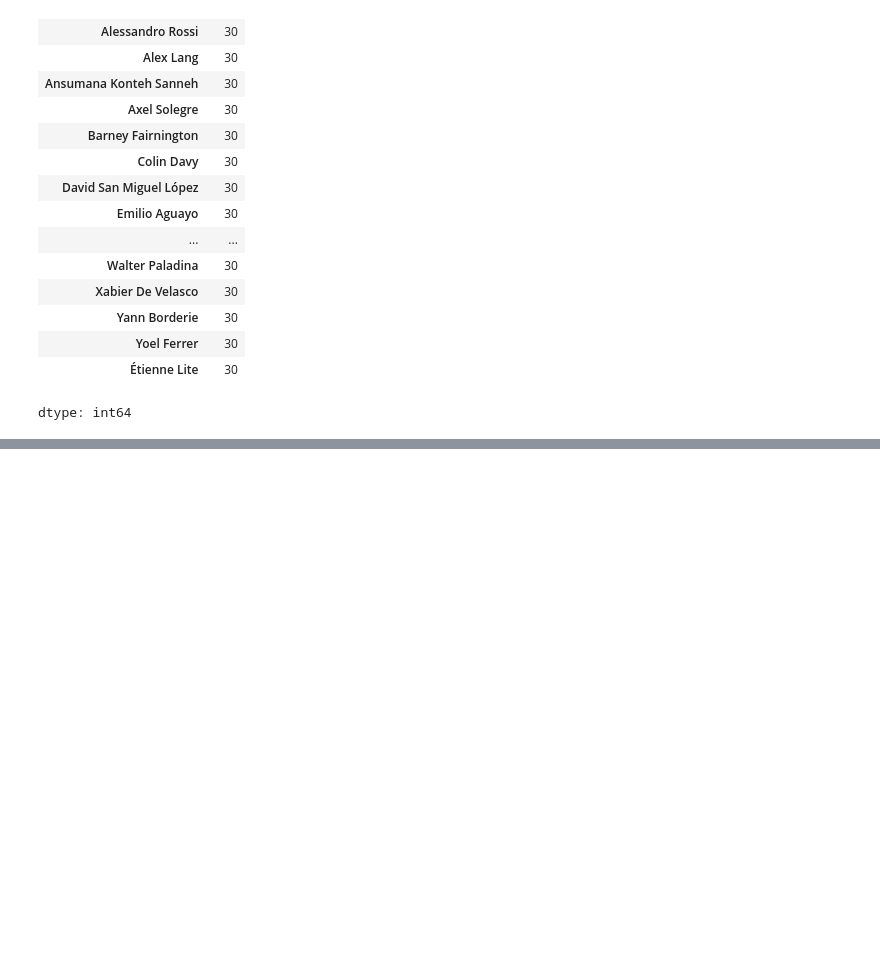
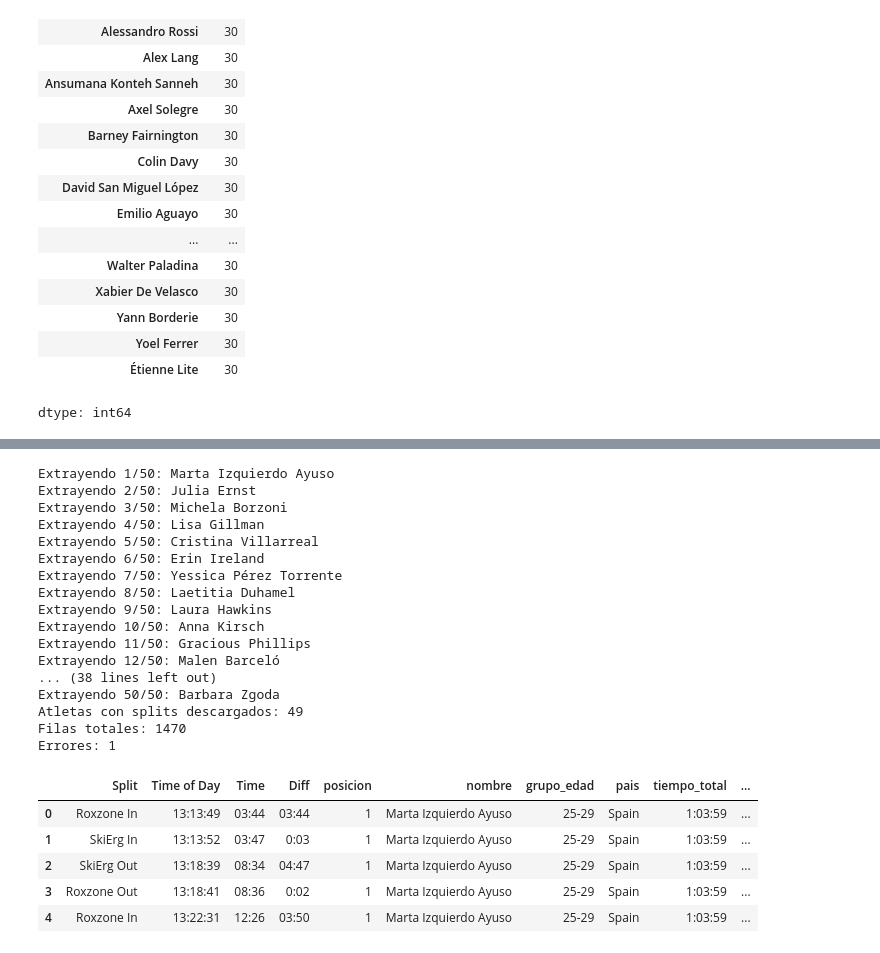
Before and after one commit to JaimeTS/hyrox-analysis, a Jupyter notebook: notebooks/01_scraping_hyrox.ipynb, the cells around one changed output, grey strips where cells are left out. Drawn from its saved outputs; the diff is of its cells as text; code cells hidden in the pictures; blank space fills up the shorter version.

```diff
--- a/notebooks/01_scraping_hyrox.ipynb
+++ b/notebooks/01_scraping_hyrox.ipynb
@@ -879,0 +1020,12 @@ df_splits_todos.to_csv("barcelona2026_hyrox_men_splits.csv", index=False)
+# %%
+# Descarga del ranking femenino
+
+df_categoria_women = descargar_categoria_completa(
+    ranking_url=ranking_url_women,
+    total_atletas=total_atletas_women,
+    pausa=0.5
+)
+
+print("Participantes extraídas:", len(df_categoria_women))
+
+df_categoria_women.head()
@@ -879,0 +1122,62 @@ df_splits_todos.to_csv("barcelona2026_hyrox_men_splits.csv", index=False)
+# %%
+# Prueba ampliada con 50 atletas femeninas
+
+dfs_splits_women_50 = []
+errores_splits_women_50 = []
+
+for i in range(50):
+    fila = df_categoria_women.iloc[i]
+
+    try:
+        print(f"Extrayendo {i+1}/50: {fila['nombre']}")
+
+        df_temp = extraer_splits_atleta(fila)
+        dfs_splits_women_50.append(df_temp)
+
+        time.sleep(0.5)
+
+    except Exception as e:
+        print(f"Error en {fila['nombre']}: {e}")
+
+        errores_splits_women_50.append({
+            "indice": i,
+            "posicion": fila["posicion"],
+            "nombre": fila["nombre"],
+            "analyze_url": fila["analyze_url"],
+            "error": str(e)
+        })
+
+df_splits_women_50 = pd.concat(
+    dfs_splits_women_50,
+    ignore_index=True
+)
+
+print("Atletas con splits descargados:", df_splits_women_50["nombre"].nunique())
+print("Filas totales:", len(df_splits_women_50))
+print("Errores:", len(errores_splits_women_50))
+
+df_splits_women_50.head()
+# %% [output]
+Extrayendo 1/50: Marta Izquierdo Ayuso
+Extrayendo 2/50: Julia Ernst
+Extrayendo 3/50: Michela Borzoni
+Extrayendo 4/50: Lisa Gillman
+Extrayendo 5/50: Cristina Villarreal
+Extrayendo 6/50: Erin Ireland
+Extrayendo 7/50: Yessica Pérez Torrente
+Extrayendo 8/50: Laetitia Duhamel
+Extrayendo 9/50: Laura Hawkins
+Extrayendo 10/50: Anna Kirsch
+Extrayendo 11/50: Gracious Phillips
+Extrayendo 12/50: Malen Barceló
+... (38 lines left out)
+Extrayendo 50/50: Barbara Zgoda
+Atletas con splits descargados: 49
+Filas totales: 1470
+Errores: 1
+|  | Split | Time of Day | Time | Diff | posicion | nombre | grupo_edad | pais | tiempo_total | ... |
+| 0 | Roxzone In | 13:13:49 | 03:44 | 03:44 | 1 | Marta Izquierdo Ayuso | 25-29 | Spain | 1:03:59 | ... |
+| 1 | SkiErg In | 13:13:52 | 03:47 | 0:03 | 1 | Marta Izquierdo Ayuso | 25-29 | Spain | 1:03:59 | ... |
+| 2 | SkiErg Out | 13:18:39 | 08:34 | 04:47 | 1 | Marta Izquierdo Ayuso | 25-29 | Spain | 1:03:59 | ... |
+| 3 | Roxzone Out | 13:18:41 | 08:36 | 0:02 | 1 | Marta Izquierdo Ayuso | 25-29 | Spain | 1:03:59 | ... |
+| 4 | Roxzone In | 13:22:31 | 12:26 | 03:50 | 1 | Marta Izquierdo Ayuso | 25-29 | Spain | 1:03:59 | ... |
```
Also changed, not shown: parts of 26 cells of this notebook.
